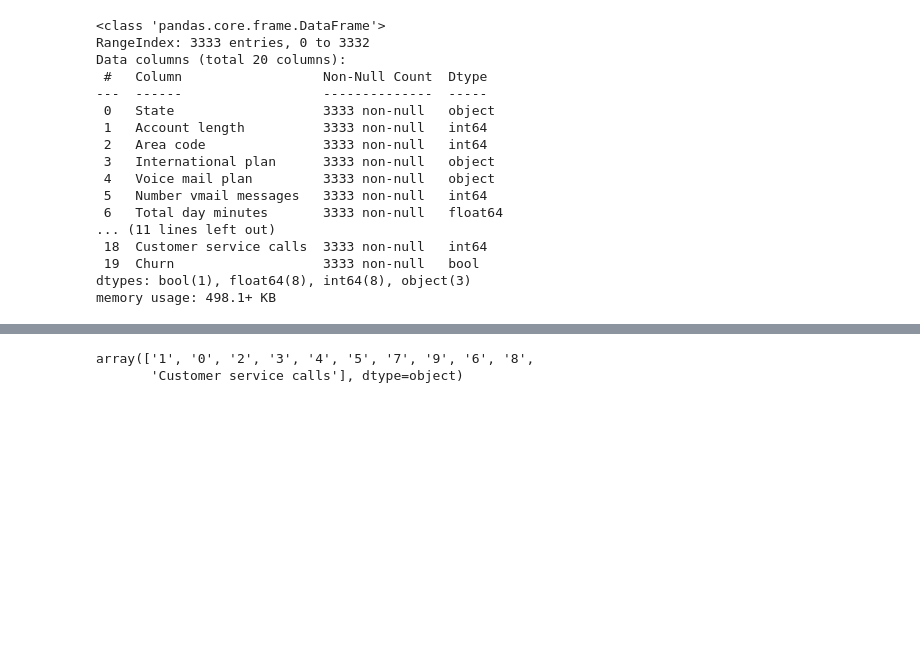
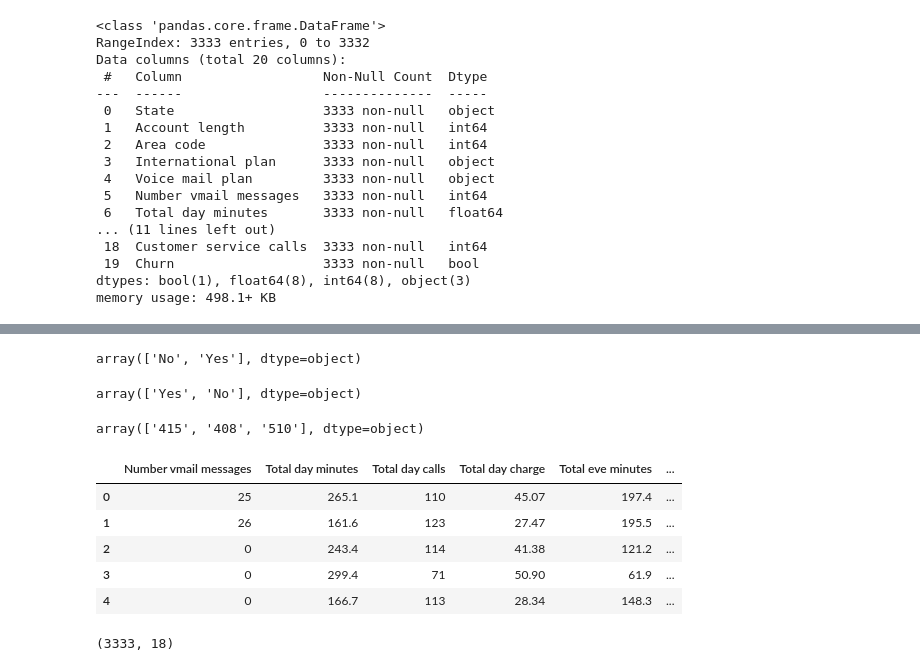
Before and after one commit to k-sukhantharat/Labs-BADS7604, a Jupyter notebook: ANN_Telecom_Churn_Prediction.ipynb, the cells around one changed output, grey strips where cells are left out. Cells and saved outputs as stored; diff of their text form; code cells hidden in the pictures; blank space fills up the shorter version.

```diff
--- a/ANN_Telecom_Churn_Prediction.ipynb
+++ b/ANN_Telecom_Churn_Prediction.ipynb
@@ -53,5 +72,32 @@ array(['415', '408', '510', 'Area code'], dtype=object)
-# %%
-churn_dataset['Customer service calls'].unique()
-# %% [output]
-array(['1', '0', '2', '3', '4', '5', '7', '9', '6', '8',
-       'Customer service calls'], dtype=object)
+# %%
+churn_dataset['International plan'].unique()
+# %% [output]
+array(['No', 'Yes'], dtype=object)
+# %%
+churn_dataset['Voice mail plan'].unique()
+# %% [output]
+array(['Yes', 'No'], dtype=object)
+# %%
+churn_dataset['Area code'] = churn_dataset['Area code'].astype(str)
+# %%
+churn_dataset['Area code'].unique()
+# %% [output]
+array(['415', '408', '510'], dtype=object)
+# %%
+X = churn_dataset.iloc[:, 2:19]
+y = churn_dataset.iloc[:, 19]
+# %%
+X = pd.get_dummies(X, columns=['Area code', 'International plan','Voice mail plan'], drop_first=True)
+# %%
+X.head()
+# %% [output]
+|  | Number vmail messages | Total day minutes | Total day calls | Total day charge | Total eve minutes | ... |
+| 0 | 25 | 265.1 | 110 | 45.07 | 197.4 | ... |
+| 1 | 26 | 161.6 | 123 | 27.47 | 195.5 | ... |
+| 2 | 0 | 243.4 | 114 | 41.38 | 121.2 | ... |
+| 3 | 0 | 299.4 | 71 | 50.90 | 61.9 | ... |
+| 4 | 0 | 166.7 | 113 | 28.34 | 148.3 | ... |
+# %%
+X.shape
+# %% [output]
+(3333, 18)
```
Also changed, not shown: parts of 25 cells of this notebook, 1 other file.
